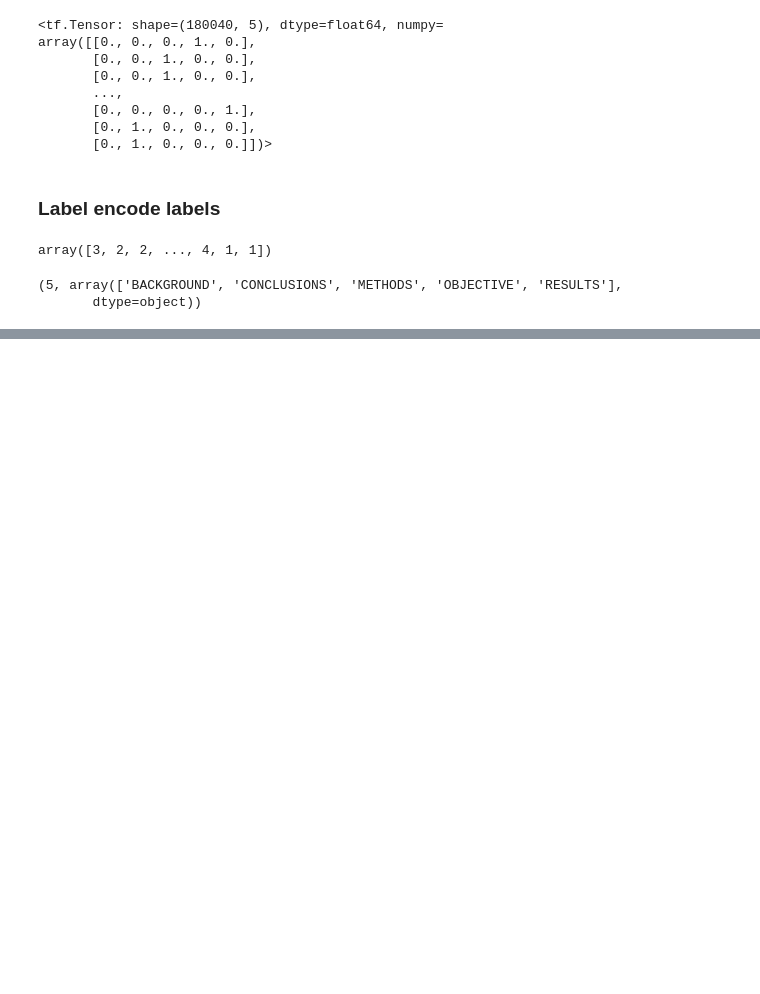
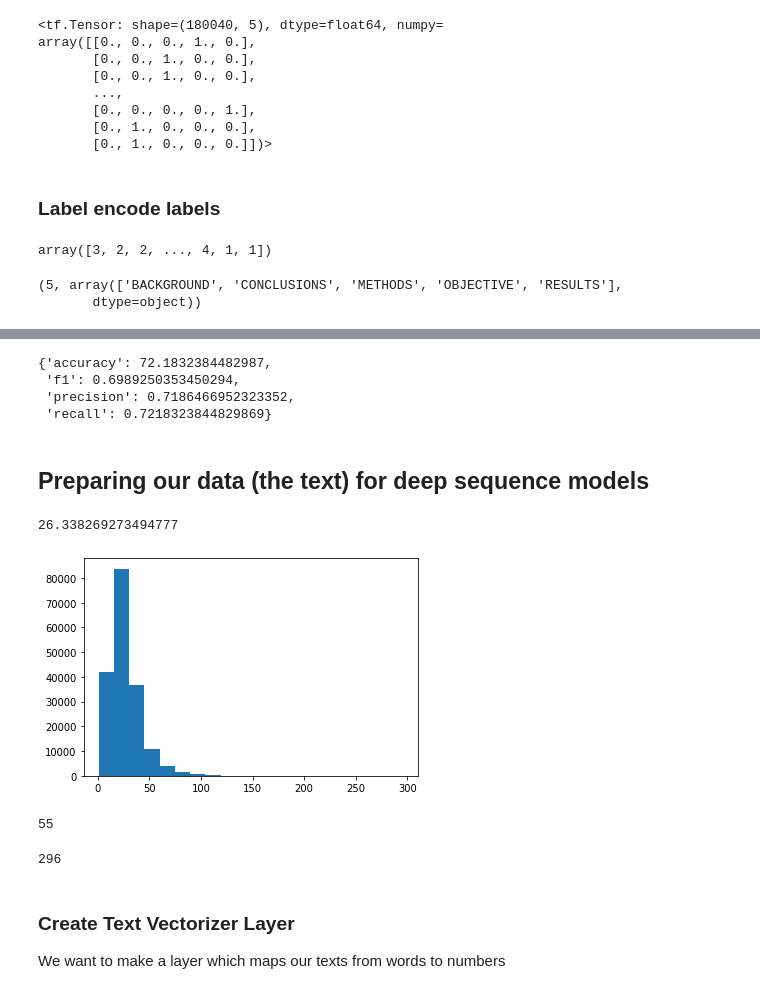
Before and after one commit to VishwasMore/SkimLit-Project, a Jupyter notebook: SkimLit.ipynb, the cells around one changed output, grey strips where cells are left out. Cells and saved outputs as stored; diff of their text form; code cells hidden in the pictures; blank space fills up the shorter version.

```diff
--- a/SkimLit.ipynb
+++ b/SkimLit.ipynb
@@ -316,0 +377,12 @@ num_classes, class_names
+# %%
+# calculate baseline results
+baseline_results = calculate_results(y_true=val_labels_encoded,
+                                     y_pred=baseline_preds)
+baseline_results
+# %% [output]
+{'accuracy': 72.1832384482987,
+ 'f1': 0.6989250353450294,
+ 'precision': 0.7186466952323352,
+ 'recall': 0.7218323844829869}
+# %% [markdown]
+## Preparing our data (the text) for deep sequence models
@@ -316,0 +393,28 @@ num_classes, class_names
+# %%
+# How long is each sentence on average?
+sent_lens = [len(sentence.split()) for sentence in train_sentences]
+avg_sent_len = np.mean(sent_lens)
+avg_sent_len
+# %% [output]
+26.338269273494777
+# %%
+# Whts the distribution look like?
+import matplotlib.pyplot as plt
+plt.hist(sent_lens, bins=20);
+# %% [output]
+[figure, added]
+# %%
+# How long of a sentence length covers 95% of the examples?
+output_seq_len = int(np.percentile(sent_lens, 95))
+output_seq_len
+# %% [output]
+55
+# %%
+# maximum sequence length in training set
+max(sent_lens)
+# %% [output]
+296
+# %% [markdown]
+### Create Text Vectorizer Layer
+
+We want to make a layer which maps our texts from words to numbers
```
Also changed, not shown: parts of 57 cells of this notebook.
